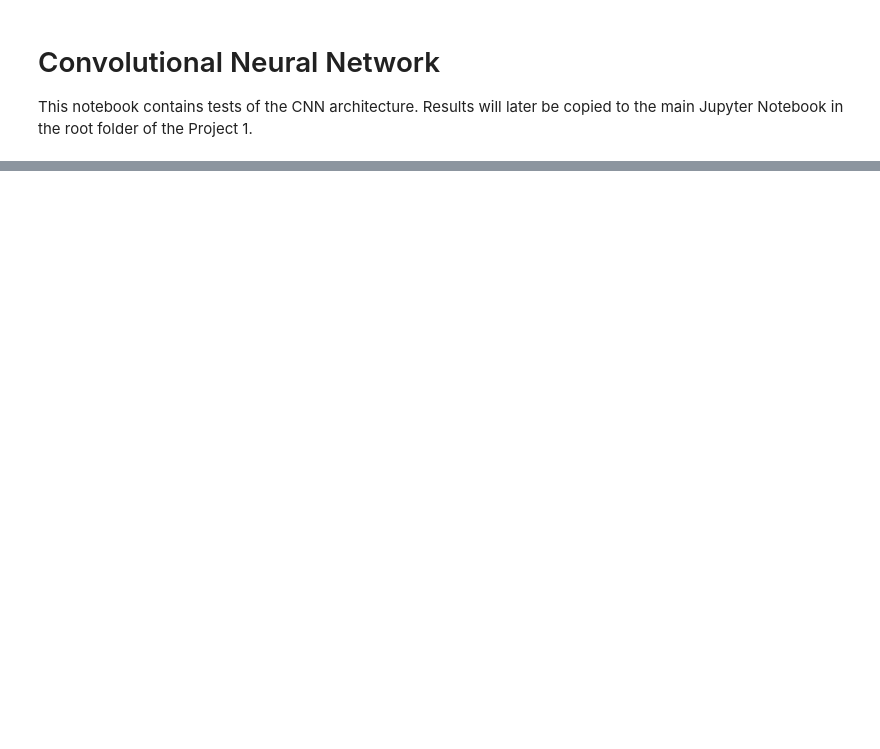
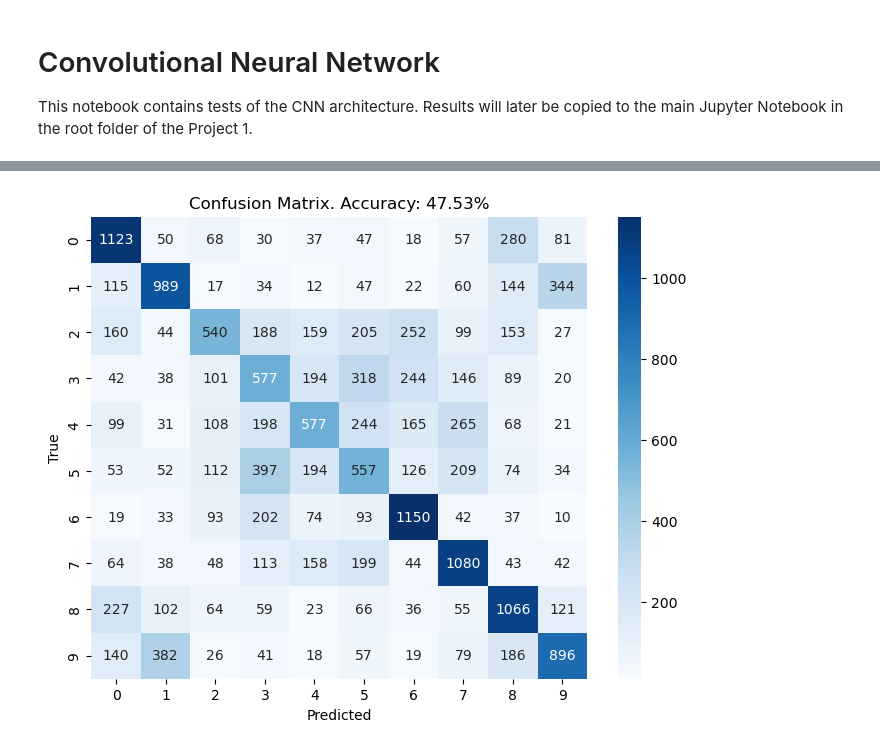
Before and after one commit to KarinaTiurina/dl_projects, a Jupyter notebook: Project1/cnn/test.ipynb, the cells around one changed output, grey strips where cells are left out. Drawn from its saved outputs; the diff is of its cells as text; code cells hidden in the pictures; blank space fills up the shorter version.

```diff
--- a/Project1/cnn/test.ipynb
+++ b/Project1/cnn/test.ipynb
@@ -102,0 +121,21 @@ print(sum(1 for _ in list))
+# %%
+def plot_confusion_matrix(name):
+    model = keras.models.load_model('train_history/'+name+'.keras')
+    images, labels = tuple(zip(*test_ds.unbatch()))
+    X_test = np.array(images)
+    y_test = np.array(labels)
+    y_pred = np.argmax(model.predict(X_test), axis=-1)
+
+    cm = confusion_matrix(y_test, y_pred)
+    accuracy = accuracy_score(y_test, y_pred)
+    print(f'Accuracy: {accuracy * 100:.2f}%')
+
+    plt.figure(figsize=(8, 6))
+    sns.heatmap(cm, annot=True, fmt="d", cmap="Blues", xticklabels=range(0, 10), yticklabels=range(0, 10))
+    plt.xlabel('Predicted')
+    plt.ylabel('True')
+    plt.title(f'Confusion Matrix. Accuracy: {accuracy * 100:.2f}%')
+    plt.savefig('train_history/cnn1_confusion_matrix.png')
+
+plot_confusion_matrix('cnn1')
+# %% [output]
@@ -102,0 +144 @@ print(sum(1 for _ in list))
+[figure, added]
```
Also changed, not shown: parts of 12 cells of this notebook, 5 other files.
